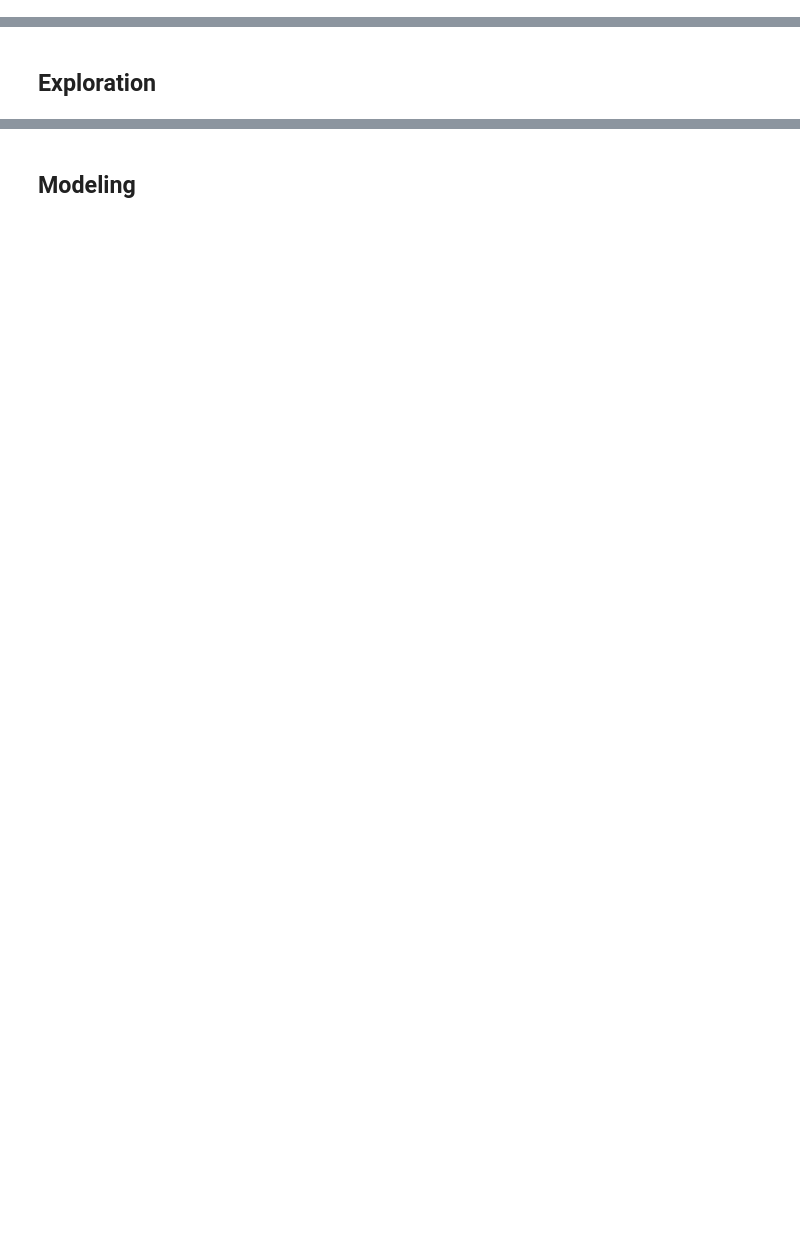
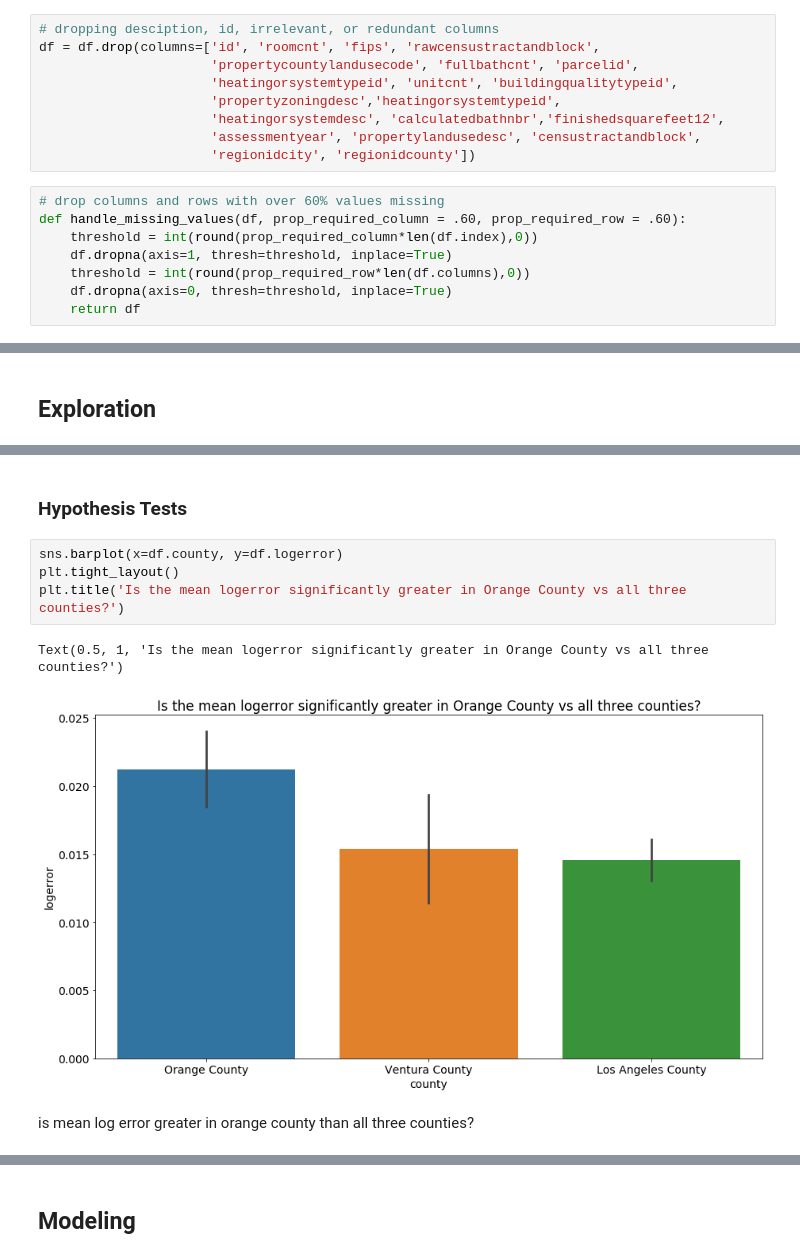
Before and after one commit to Brandon-Martinez27/clustering_project, a Jupyter notebook: zillow_clustering_project.ipynb, the cells around one changed output, grey strips where cells are left out. Saved outputs shown, nothing was run; the diff lists cells and outputs as text; blank space fills up the shorter version.

```diff
--- a/zillow_clustering_project.ipynb
+++ b/zillow_clustering_project.ipynb
@@ -47,0 +101,17 @@ memory usage: 38.1+ MB
+# %%
+# dropping desciption, id, irrelevant, or redundant columns
+df = df.drop(columns=['id', 'roomcnt', 'fips', 'rawcensustractandblock',
+                      'propertycountylandusecode', 'fullbathcnt', 'parcelid',
+                      'heatingorsystemtypeid', 'unitcnt', 'buildingqualitytypeid',
+                      'propertyzoningdesc','heatingorsystemtypeid',
+                      'heatingorsystemdesc', 'calculatedbathnbr','finishedsquarefeet12',
+                      'assessmentyear', 'propertylandusedesc', 'censustractandblock',
+                      'regionidcity', 'regionidcounty'])
+# %%
+# drop columns and rows with over 60% values missing
+def handle_missing_values(df, prop_required_column = .60, prop_required_row = .60):
+    threshold = int(round(prop_required_column*len(df.index),0))
+    df.dropna(axis=1, thresh=threshold, inplace=True)
+    threshold = int(round(prop_required_row*len(df.columns),0))
+    df.dropna(axis=0, thresh=threshold, inplace=True)
+    return df
@@ -49,0 +290,11 @@ memory usage: 38.1+ MB
+# %% [markdown]
+### Hypothesis Tests
+# %%
+sns.barplot(x=df.county, y=df.logerror)
+plt.tight_layout()
+plt.title('Is the mean logerror significantly greater in Orange County vs all three counties?')
+# %% [output]
+Text(0.5, 1, 'Is the mean logerror significantly greater in Orange County vs all three counties?')
+[figure, added]
+# %% [markdown]
+is mean log error greater in orange county than all three counties?
```
Also changed, not shown: parts of 53 cells of this notebook, 4 other files.
